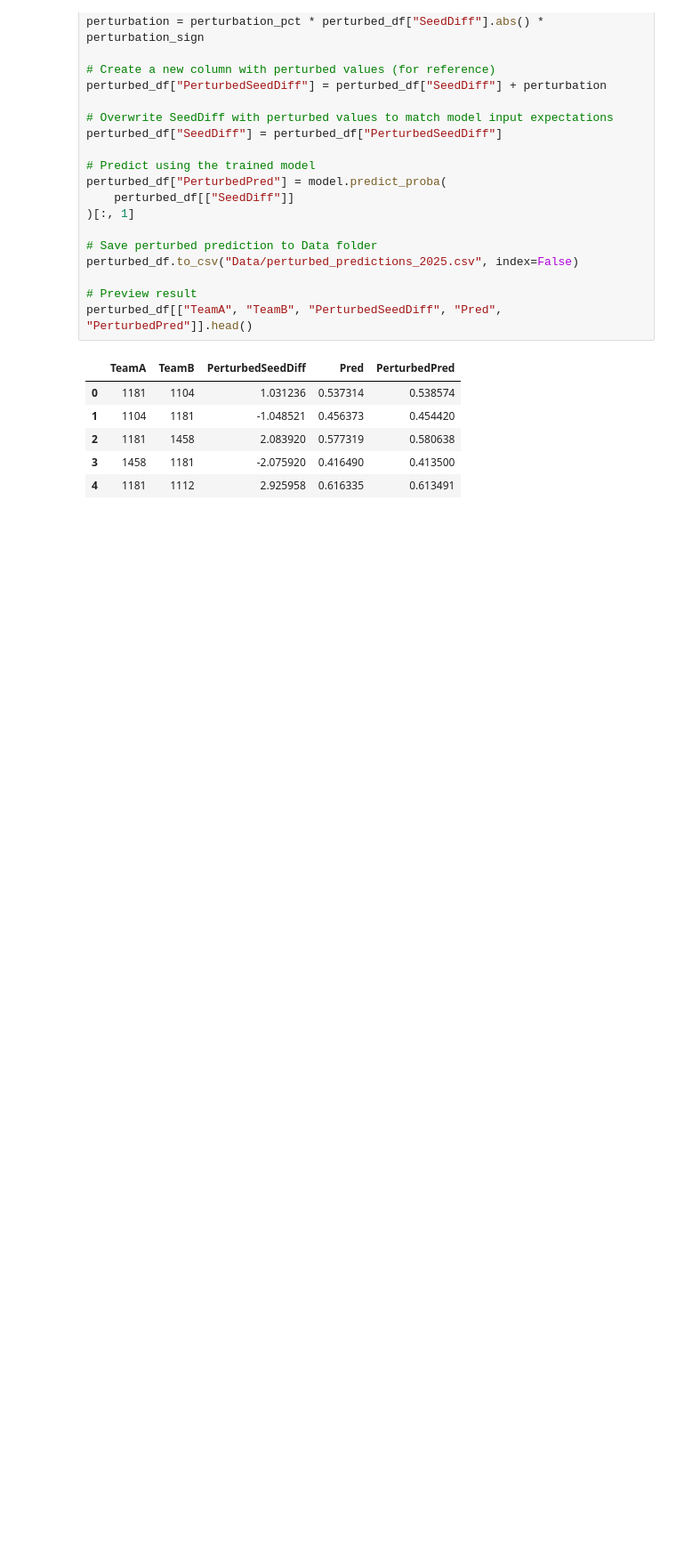
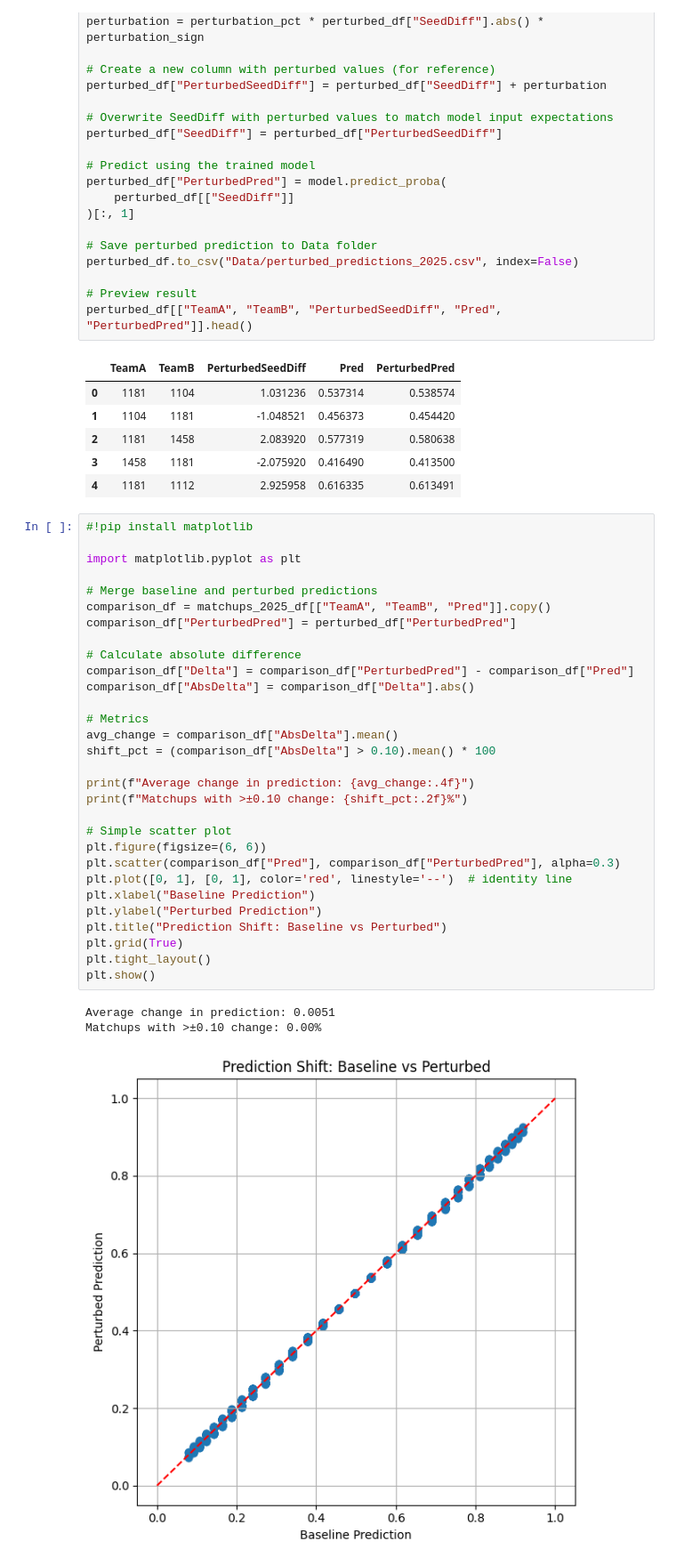
Before and after one commit to xsarias/SystemsA-D, a Jupyter notebook: Workshop_3/Simulations/simulations.ipynb, the cells around one changed output. Shown at 89% size. Cells and saved outputs as stored; diff of their text form; blank space fills up the shorter version.

Commit message:
Simple scatter plot

```diff
--- a/Workshop_3/Simulations/simulations.ipynb
+++ b/Workshop_3/Simulations/simulations.ipynb
@@ -317,3 +317,37 @@ perturbed_df[["TeamA", "TeamB", "PerturbedSeedDiff", "Pred", "PerturbedPred"]].h
 | 2 | 1181 | 1458 | 2.083920 | 0.577319 | 0.580638 |
 | 3 | 1458 | 1181 | -2.075920 | 0.416490 | 0.413500 |
 | 4 | 1181 | 1112 | 2.925958 | 0.616335 | 0.613491 |
+# %%
+#!pip install matplotlib
+
+import matplotlib.pyplot as plt
+
+# Merge baseline and perturbed predictions
+comparison_df = matchups_2025_df[["TeamA", "TeamB", "Pred"]].copy()
+comparison_df["PerturbedPred"] = perturbed_df["PerturbedPred"]
+
+# Calculate absolute difference
+comparison_df["Delta"] = comparison_df["PerturbedPred"] - comparison_df["Pred"]
+comparison_df["AbsDelta"] = comparison_df["Delta"].abs()
+
+# Metrics
+avg_change = comparison_df["AbsDelta"].mean()
+shift_pct = (comparison_df["AbsDelta"] > 0.10).mean() * 100
+
+print(f"Average change in prediction: {avg_change:.4f}")
+print(f"Matchups with >±0.10 change: {shift_pct:.2f}%")
+
+# Simple scatter plot
+plt.figure(figsize=(6, 6))
+plt.scatter(comparison_df["Pred"], comparison_df["PerturbedPred"], alpha=0.3)
+plt.plot([0, 1], [0, 1], color='red', linestyle='--')  # identity line
+plt.xlabel("Baseline Prediction")
+plt.ylabel("Perturbed Prediction")
+plt.title("Prediction Shift: Baseline vs Perturbed")
+plt.grid(True)
+plt.tight_layout()
+plt.show()
+# %% [output]
+Average change in prediction: 0.0051
+Matchups with >±0.10 change: 0.00%
+[figure, added]
```
